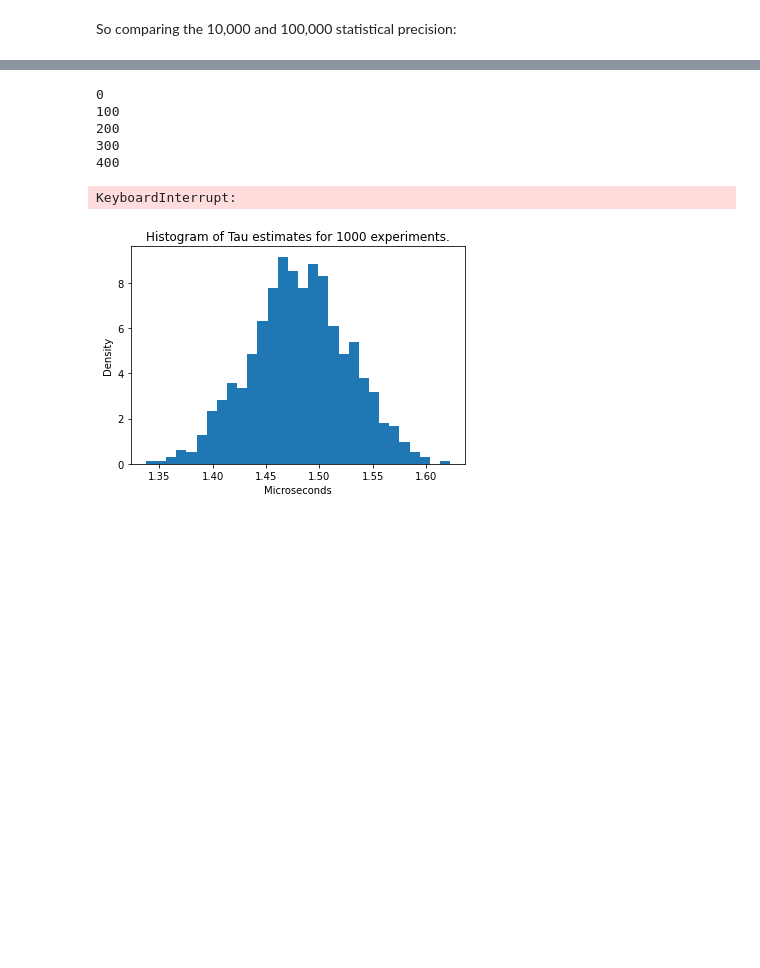
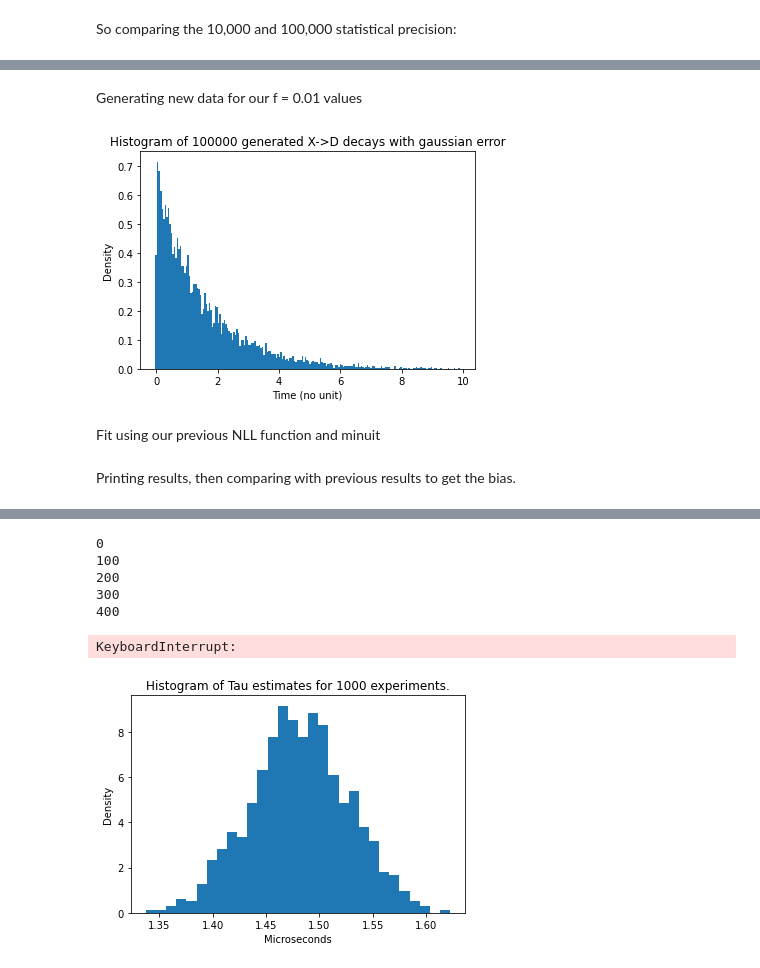
Before and after one commit to CasperMcTavish/DAML, a Jupyter notebook: P2-WAITON-S1739002.ipynb, the cells around one changed output, grey strips where cells are left out. Cells and saved outputs as stored; diff of their text form; code cells hidden in the pictures; blank space fills up the shorter version.

```diff
--- a/P2-WAITON-S1739002.ipynb
+++ b/P2-WAITON-S1739002.ipynb
@@ -230,11 +233,0 @@ So we can see here (understandably) that the more events we include, the better
-# %%
-# 1,000,000 events
-# Run sim with upperlimit of 10, to create a starter 'PDF' for the
-pdf_list = box_sim(500000, tau, V, deltaM, 21)
-
-# Print histogram of pdf_list and describe the results
-plt.title("Histogram of 1000000 generated X->D decays.")
-plt.xlabel("Time (no unit)")
-plt.ylabel("Density")
-plt.hist(pdf_list, bins = 200, density = True)
-plt.show()
@@ -278,0 +284,16 @@ So this
+# %% [markdown]
+Generating new data for our f = 0.01 values
+# %%
+# Generate new data with our box_sim_gauss function, f = 0.01
+pdf_list = box_sim_gauss(10000, tau, V, deltaM, 10, 0.01)
+
+# Print histogram of pdf_list and describe the results
+plt.title("Histogram of 100000 generated X->D decays with gaussian error")
+plt.xlabel("Time (no unit)")
+plt.ylabel("Density")
+plt.hist(pdf_list, bins = 200, density = True)
+plt.show()
+# %% [output]
+[figure, added]
+# %% [markdown]
+Fit using our previous NLL function and minuit
@@ -278,0 +312,2 @@ So this
+# %% [markdown]
+Printing results, then comparing with previous results to get the bias.
```
Also changed, not shown: parts of 29 cells of this notebook.
